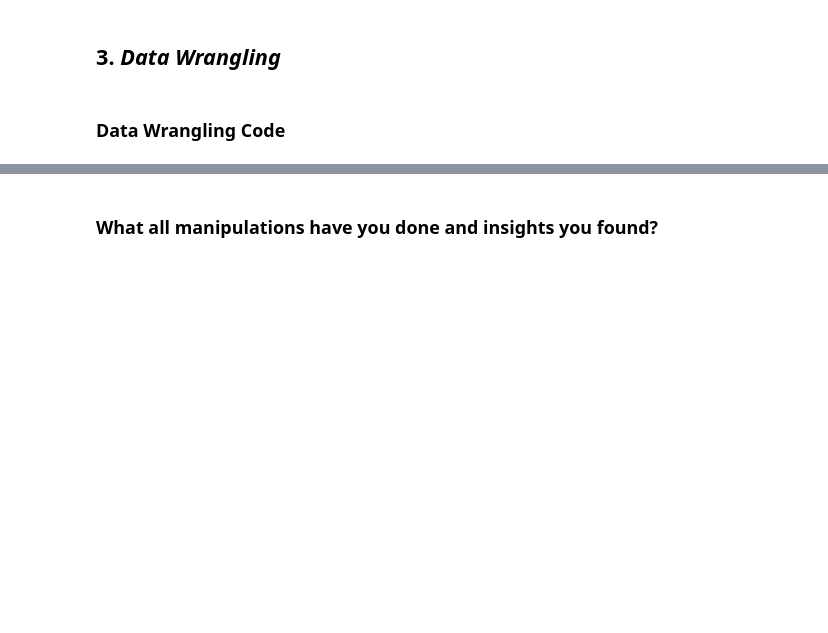
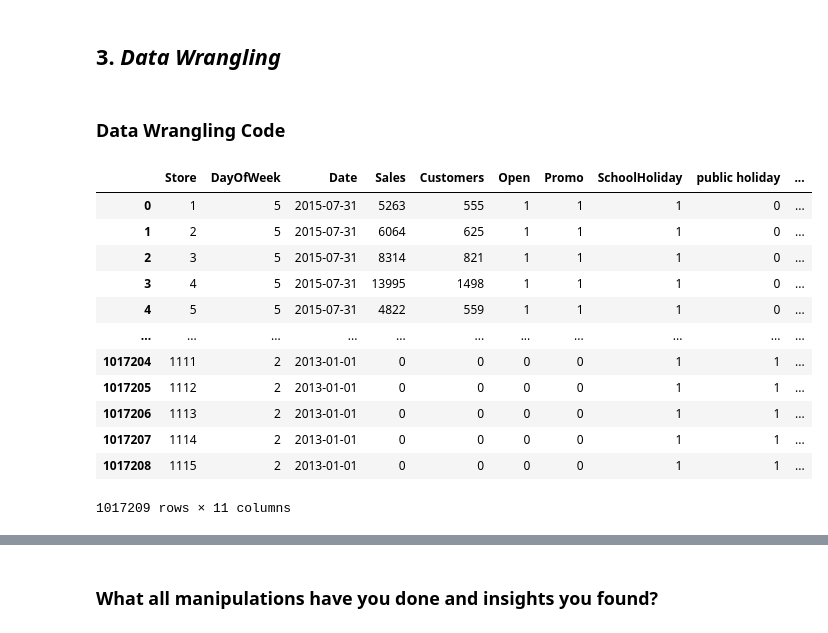
Before and after one commit to vedanttule134/Retail-Sales-Prediction, a Jupyter notebook: Retail_Sales_Prediction.ipynb, the cells around one changed output, grey strips where cells are left out. Drawn from its saved outputs; the diff is of its cells as text; code cells hidden in the pictures; blank space fills up the shorter version.

```diff
--- a/Retail_Sales_Prediction.ipynb
+++ b/Retail_Sales_Prediction.ipynb
@@ -352,0 +379,27 @@ len(RSD['Sales'].unique())
+# %%
+# Create dummy variables for the catgeorical variable State
+RSD['a'] = np.where(RSD['StateHoliday']=='a', 1, 0)
+RSD['b'] = np.where(RSD['StateHoliday']=='b', 1, 0)
+RSD['c'] = np.where(RSD['StateHoliday']=='c', 1, 0)
+
+# Drop the original column State from the dataframe
+RSD.drop(columns=['StateHoliday'],axis=1,inplace=True)
+# %%
+RSD = RSD.rename(columns={'a':"public holiday",'b':"Easter holiday", 'c':"Christmas holiday"})
+# %%
+# Final Rossmann Store Data set
+RSD
+# %% [output]
+|  | Store | DayOfWeek | Date | Sales | Customers | Open | Promo | SchoolHoliday | public holiday | ... |
+| 0 | 1 | 5 | 2015-07-31 | 5263 | 555 | 1 | 1 | 1 | 0 | ... |
+| 1 | 2 | 5 | 2015-07-31 | 6064 | 625 | 1 | 1 | 1 | 0 | ... |
+| 2 | 3 | 5 | 2015-07-31 | 8314 | 821 | 1 | 1 | 1 | 0 | ... |
+| 3 | 4 | 5 | 2015-07-31 | 13995 | 1498 | 1 | 1 | 1 | 0 | ... |
+| 4 | 5 | 5 | 2015-07-31 | 4822 | 559 | 1 | 1 | 1 | 0 | ... |
+| ... | ... | ... | ... | ... | ... | ... | ... | ... | ... | ... |
+| 1017204 | 1111 | 2 | 2013-01-01 | 0 | 0 | 0 | 0 | 1 | 1 | ... |
+| 1017205 | 1112 | 2 | 2013-01-01 | 0 | 0 | 0 | 0 | 1 | 1 | ... |
+| 1017206 | 1113 | 2 | 2013-01-01 | 0 | 0 | 0 | 0 | 1 | 1 | ... |
+| 1017207 | 1114 | 2 | 2013-01-01 | 0 | 0 | 0 | 0 | 1 | 1 | ... |
+| 1017208 | 1115 | 2 | 2013-01-01 | 0 | 0 | 0 | 0 | 1 | 1 | ... |
+1017209 rows × 11 columns
```
Also changed, not shown: parts of 22 cells of this notebook.
